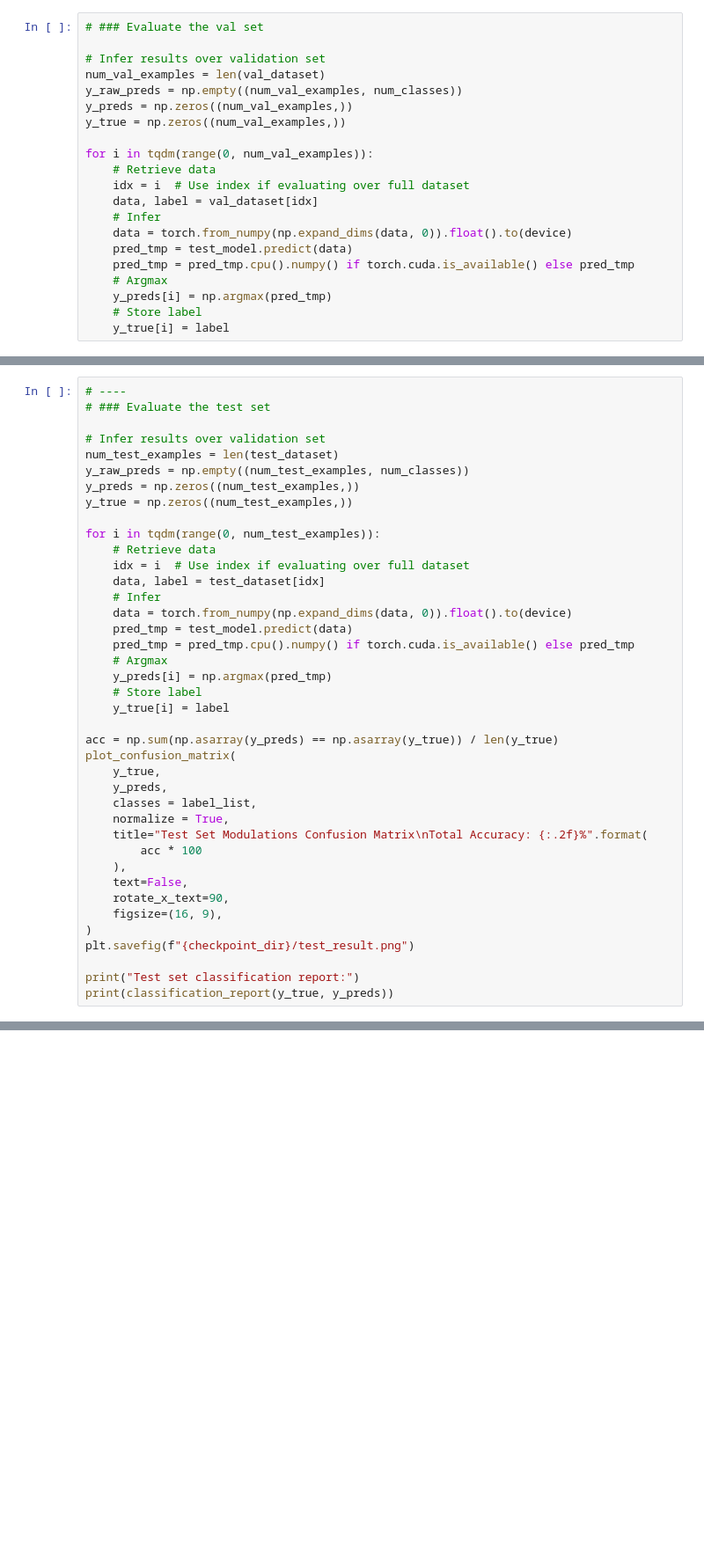
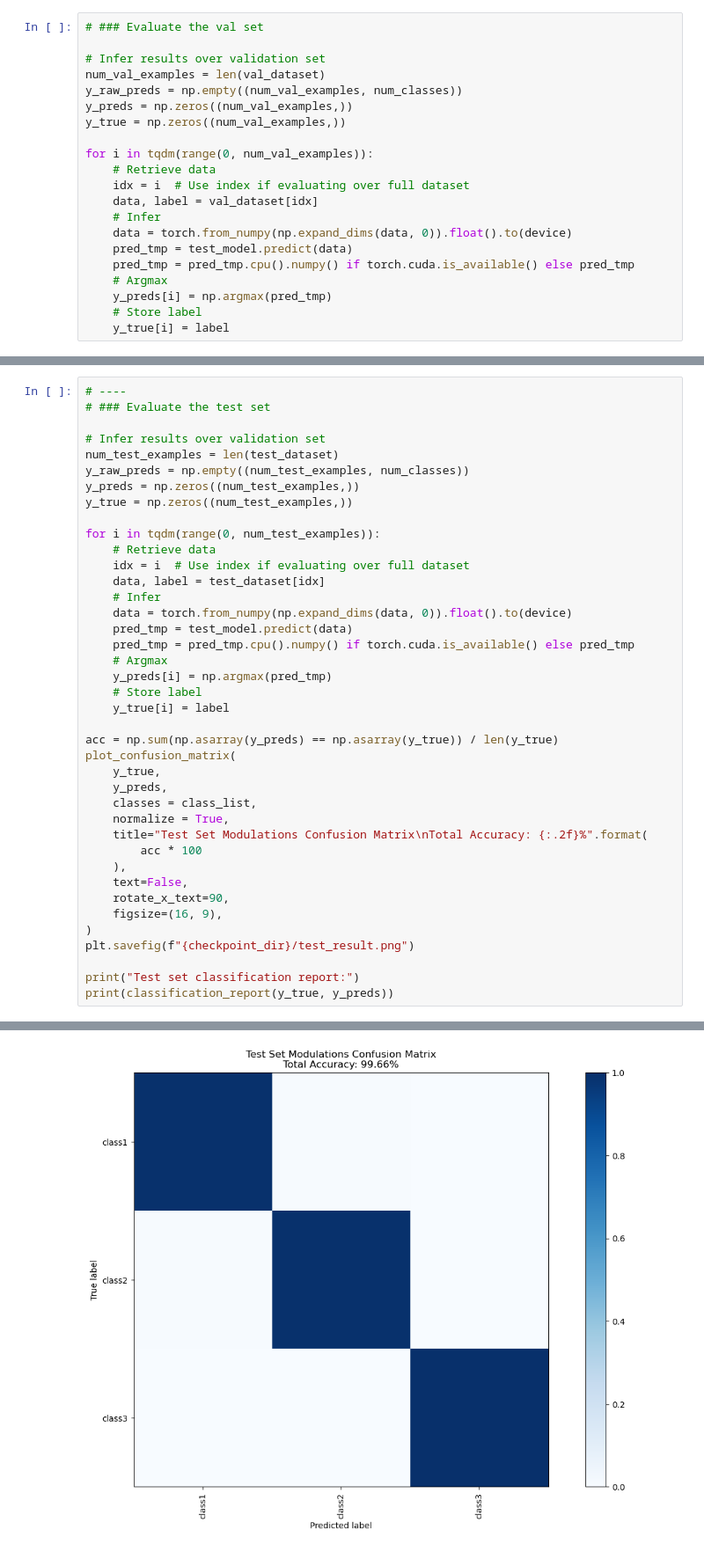
Before and after one commit to Wenlin-Zhang/radiorec, a Jupyter notebook: exp-resnet-spectrogram.ipynb, the cells around one changed output, grey strips where cells are left out. Shown at 88% size. Saved outputs shown, nothing was run; the diff lists cells and outputs as text; blank space fills up the shorter version.

```diff
--- a/exp-resnet-spectrogram.ipynb
+++ b/exp-resnet-spectrogram.ipynb
@@ -311,7 +349,7 @@ acc = np.sum(np.asarray(y_preds) == np.asarray(y_true)) / len(y_true)
 plot_confusion_matrix(
     y_true,
     y_preds,
-    classes = label_list,
+    classes = class_list,
     normalize = True,
     title="Test Set Modulations Confusion Matrix\nTotal Accuracy: {:.2f}%".format(
         acc * 100
@@ -324,3 +362,4 @@ plt.savefig(f"{checkpoint_dir}/test_result.png")
 
 print("Test set classification report:")
 print(classification_report(y_true, y_preds))
+# %% [output]
@@ -326,0 +376 @@ print(classification_report(y_true, y_preds))
+[figure, added]
```
Also changed, not shown: parts of 15 cells of this notebook, 3 other files.
